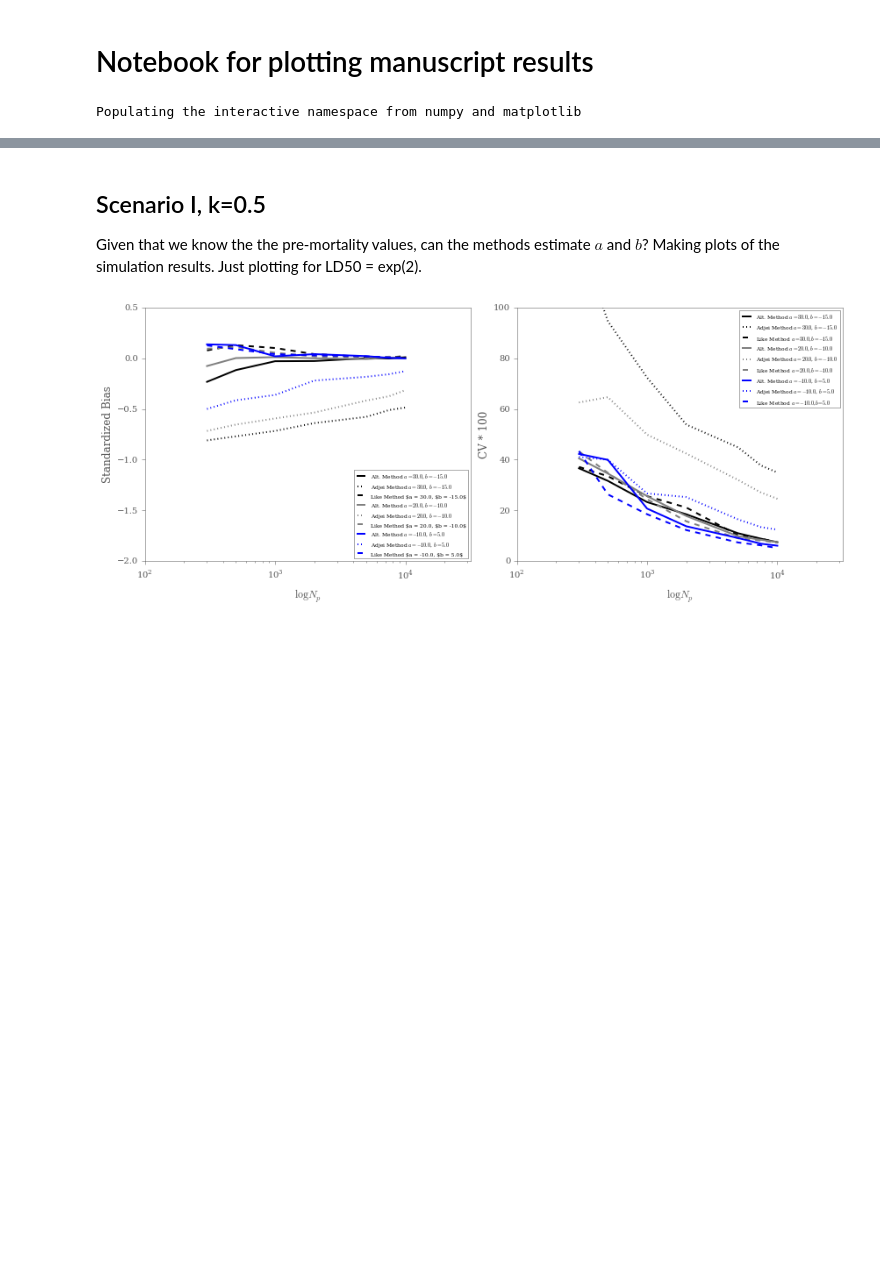
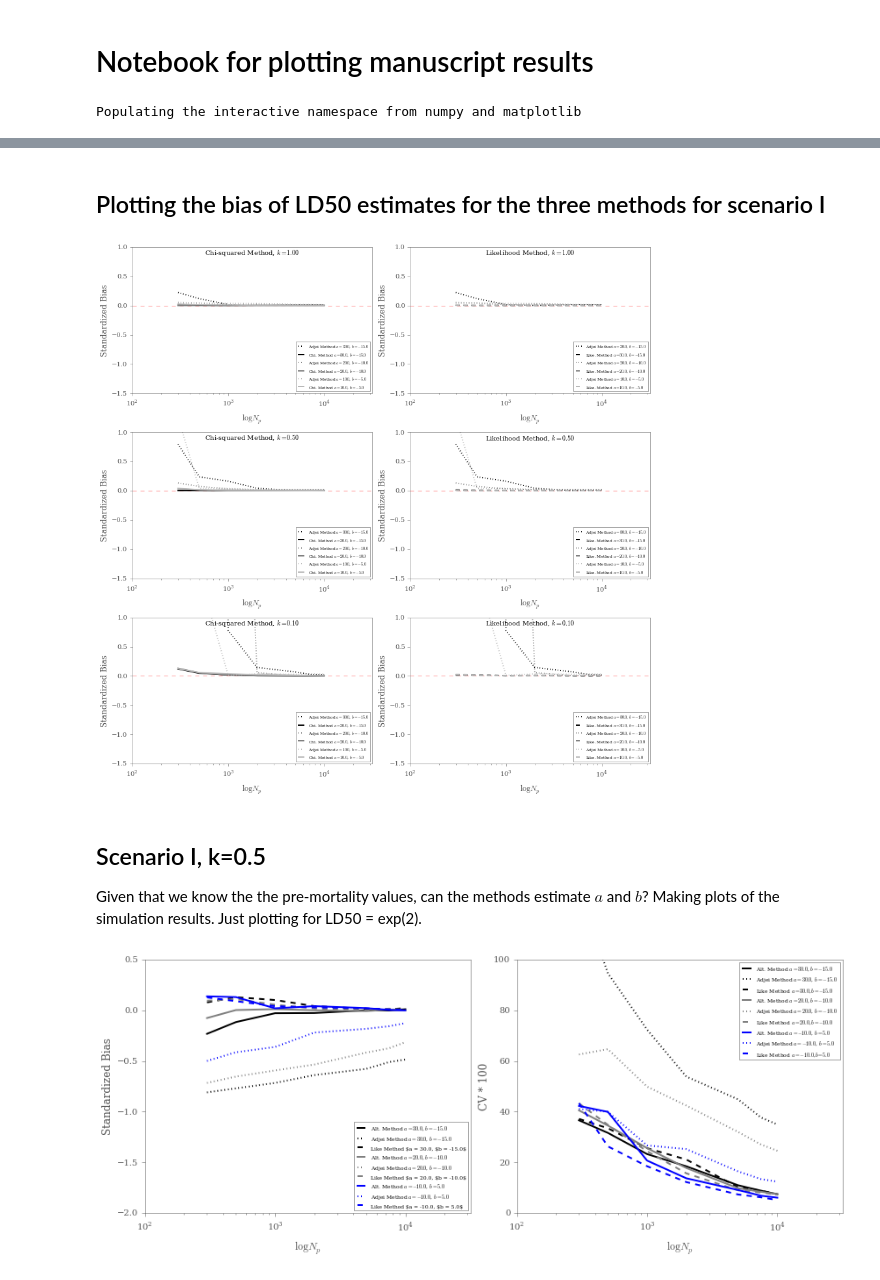
Before and after one commit to mqwilber/parasite_mortality, a Jupyter notebook: code/plotting_results.ipynb, the cells around one changed output, grey strips where cells are left out. Saved outputs shown, nothing was run; the diff lists cells and outputs as text; code cells hidden in the pictures; blank space fills up the shorter version.

```diff
--- a/code/plotting_results.ipynb
+++ b/code/plotting_results.ipynb
@@ -268,0 +280,12 @@ plot_bias([[third_sim, first_sim, second_sim], [third_sim_lowk, first_sim_lowk,
+# %% [markdown]
+## Plotting the bias of LD50 estimates for the three methods for scenario I
+# %%
+# Plot the biases for the LD50 estimates
+reload(cfm)
+N_vals = [300, 500, 1000, 2000, 5000, 7500, 10000]
+cfm.plot_bias([[third_sim, first_sim, second_sim], [third_sim_lowk, first_sim_lowk, second_sim_lowk],
+           [third_sim_lowerk, first_sim_lowerk, second_sim_lowerk]] , [(30, -15), (20, -10), (10, -5)],
+                 "scenario1_bias_just_ld50.png", N_vals, ks=[1, 1, 0.5, 0.5, 0.1, 0.1],
+                 ylims=(-1.5, 1), figsize=(12, 12), ld50=True)
+# %% [output]
+[figure, added]
```
Also changed, not shown: parts of 13 cells of this notebook, 32 other files.
